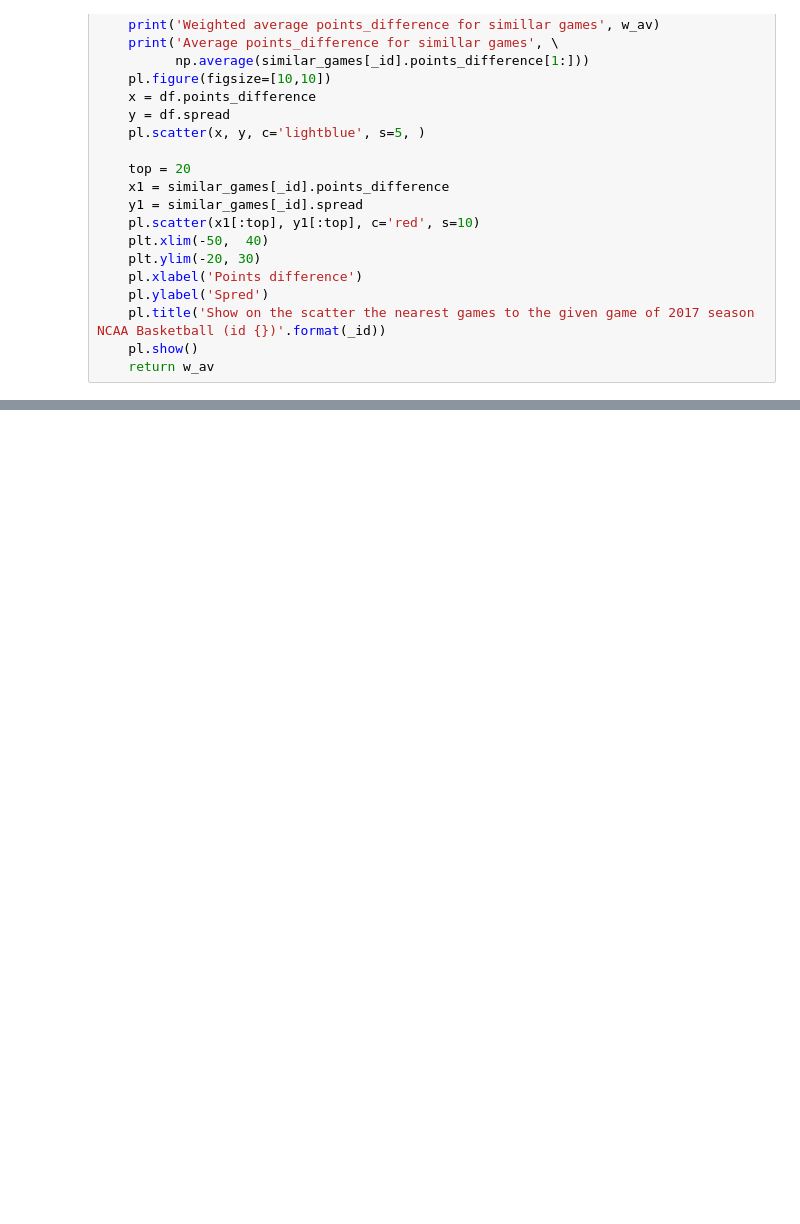
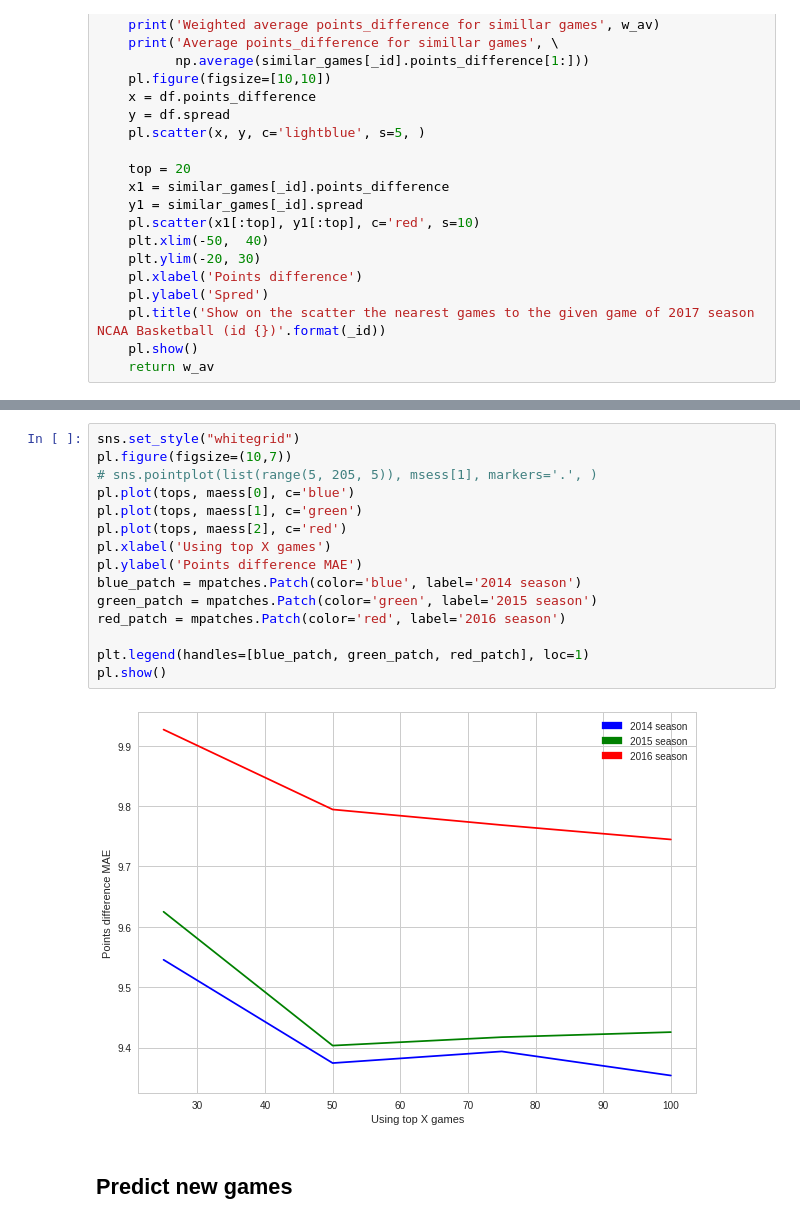
Before and after one commit to denilv/Betting-visualization, a Jupyter notebook: NBA/NBA-predict.ipynb, the cells around one changed output, grey strips where cells are left out. Drawn from its saved outputs; the diff is of its cells as text; blank space fills up the shorter version.

```diff
--- a/NBA/NBA-predict.ipynb
+++ b/NBA/NBA-predict.ipynb
@@ -551,0 +420,19 @@ def get_crossval_score(season=2016, top=30):
+# %%
+sns.set_style("whitegrid")
+pl.figure(figsize=(10,7))
+# sns.pointplot(list(range(5, 205, 5)), msess[1], markers='.', )
+pl.plot(tops, maess[0], c='blue')
+pl.plot(tops, maess[1], c='green')
+pl.plot(tops, maess[2], c='red')
+pl.xlabel('Using top X games')
+pl.ylabel('Points difference MAE')
+blue_patch = mpatches.Patch(color='blue', label='2014 season')
+green_patch = mpatches.Patch(color='green', label='2015 season')
+red_patch = mpatches.Patch(color='red', label='2016 season')
+
+plt.legend(handles=[blue_patch, green_patch, red_patch], loc=1)
+pl.show()
+# %% [output]
+[figure, added]
+# %% [markdown]
+## Predict new games
```
Also changed, not shown: parts of 37 cells of this notebook, 21 other files.
